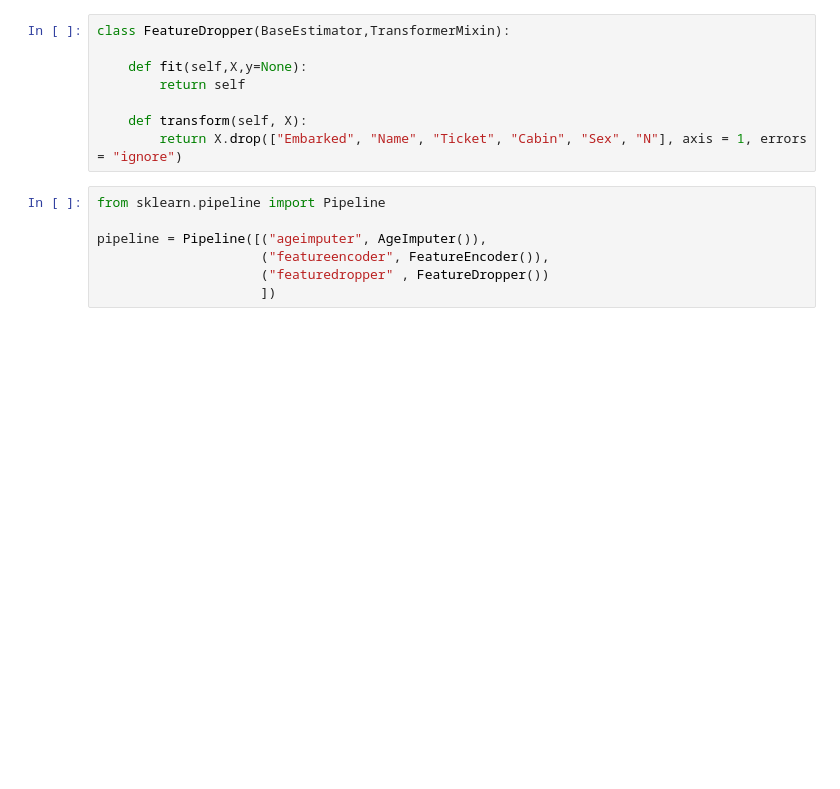
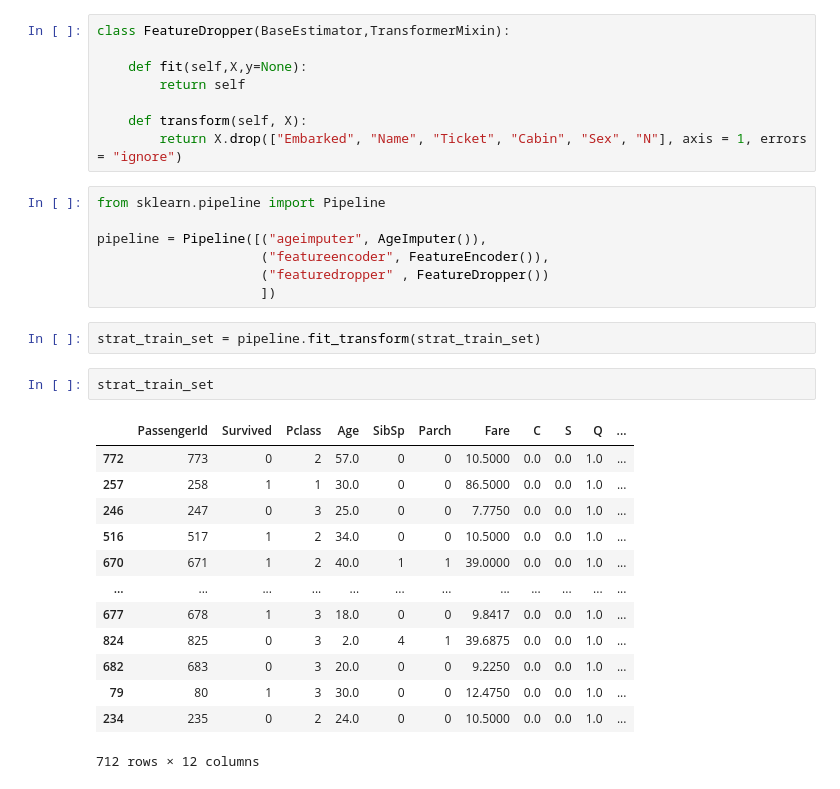
Before and after one commit to Himanshukumar56/Titanic-Survival-Prediction-model, a Jupyter notebook: main.ipynb, the cells around one changed output. Cells and saved outputs as stored; diff of their text form; blank space fills up the shorter version.

```diff
--- a/main.ipynb
+++ b/main.ipynb
@@ -147,3 +147,21 @@ pipeline = Pipeline([("ageimputer", AgeImputer()),
                      ("featureencoder", FeatureEncoder()),
                      ("featuredropper" , FeatureDropper())
                      ])
+# %%
+strat_train_set = pipeline.fit_transform(strat_train_set)
+# %%
+strat_train_set
+# %% [output]
+|  | PassengerId | Survived | Pclass | Age | SibSp | Parch | Fare | C | S | Q | ... |
+| 772 | 773 | 0 | 2 | 57.0 | 0 | 0 | 10.5000 | 0.0 | 0.0 | 1.0 | ... |
+| 257 | 258 | 1 | 1 | 30.0 | 0 | 0 | 86.5000 | 0.0 | 0.0 | 1.0 | ... |
+| 246 | 247 | 0 | 3 | 25.0 | 0 | 0 | 7.7750 | 0.0 | 0.0 | 1.0 | ... |
+| 516 | 517 | 1 | 2 | 34.0 | 0 | 0 | 10.5000 | 0.0 | 0.0 | 1.0 | ... |
+| 670 | 671 | 1 | 2 | 40.0 | 1 | 1 | 39.0000 | 0.0 | 0.0 | 1.0 | ... |
+| ... | ... | ... | ... | ... | ... | ... | ... | ... | ... | ... | ... |
+| 677 | 678 | 1 | 3 | 18.0 | 0 | 0 | 9.8417 | 0.0 | 0.0 | 1.0 | ... |
+| 824 | 825 | 0 | 3 | 2.0 | 4 | 1 | 39.6875 | 0.0 | 0.0 | 1.0 | ... |
+| 682 | 683 | 0 | 3 | 20.0 | 0 | 0 | 9.2250 | 0.0 | 0.0 | 1.0 | ... |
+| 79 | 80 | 1 | 3 | 30.0 | 0 | 0 | 12.4750 | 0.0 | 0.0 | 1.0 | ... |
+| 234 | 235 | 0 | 2 | 24.0 | 0 | 0 | 10.5000 | 0.0 | 0.0 | 1.0 | ... |
+712 rows × 12 columns
```
Also changed, not shown: parts of 22 cells of this notebook, 1 other file.
